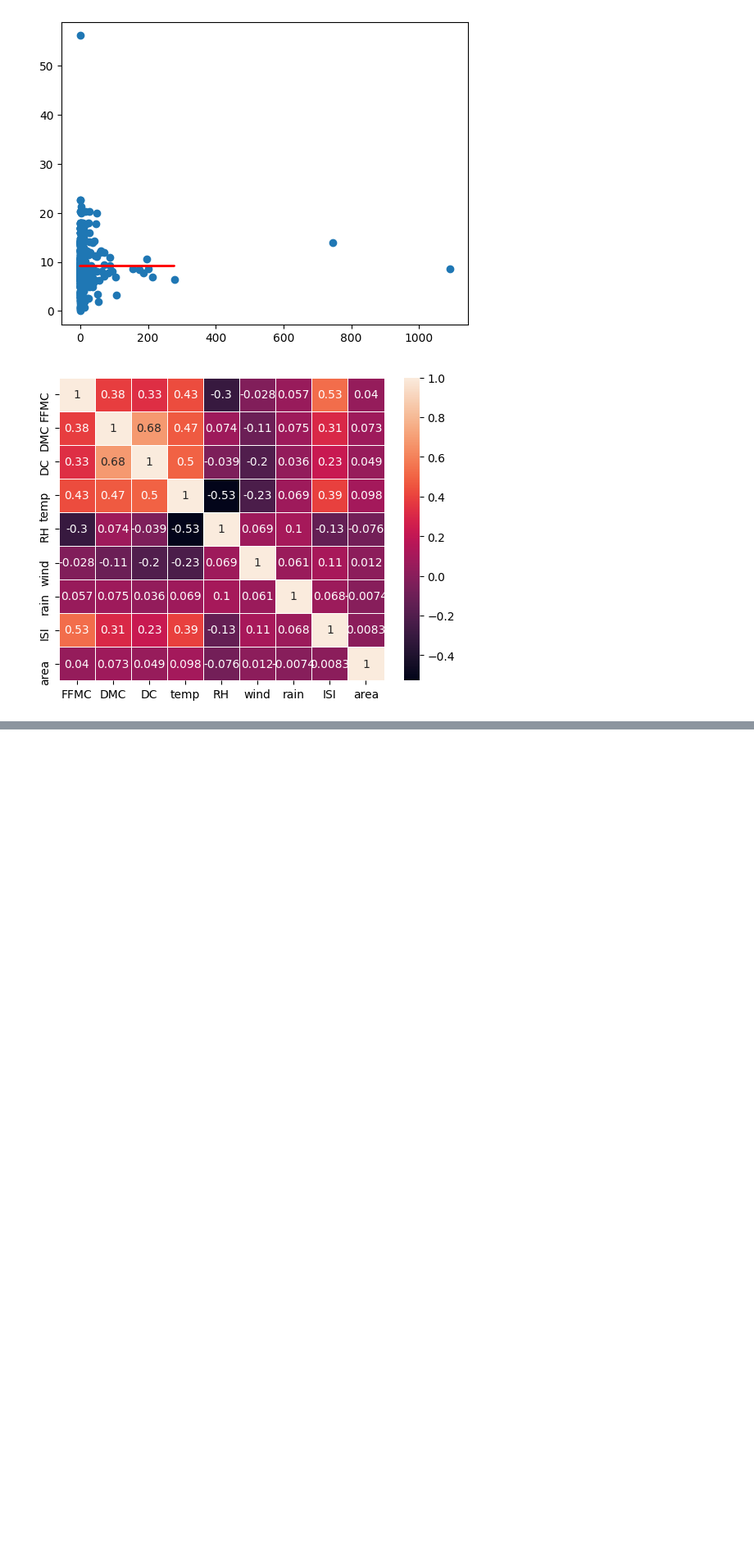
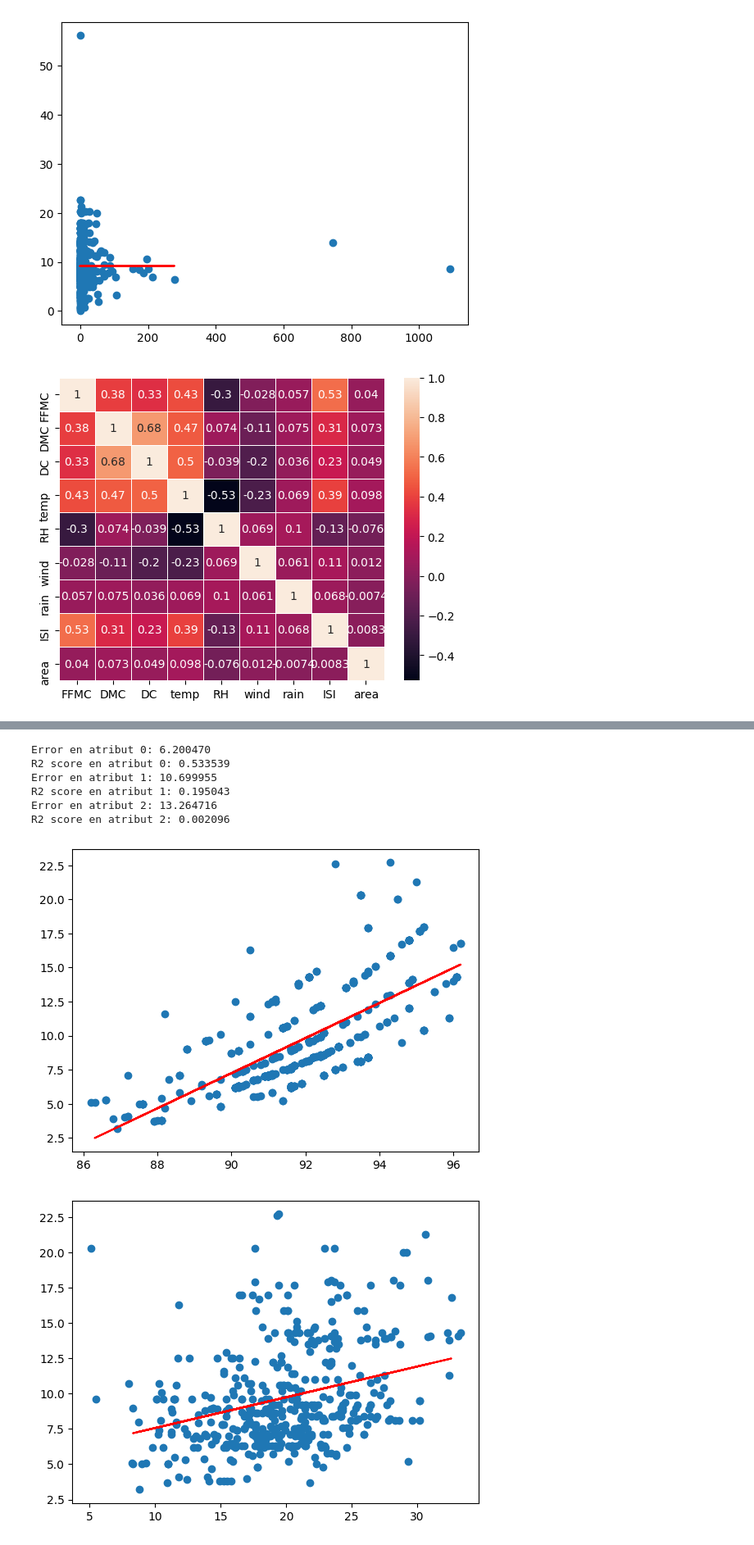
Before and after one commit to RubSimo/APC-P1, a Jupyter notebook: PRACTICA-1-APC.ipynb, the cells around one changed output, grey strips where cells are left out. Shown at 82% size. Cells and saved outputs as stored; diff of their text form; code cells hidden in the pictures; blank space fills up the shorter version.

```diff
--- a/PRACTICA-1-APC.ipynb
+++ b/PRACTICA-1-APC.ipynb
@@ -587,0 +605,35 @@ print(normal_np)
+# %%
+#filtrar resultats
+data = dataset.values
+dataFiltrat = data[ ( data[:,4] > 86) & (data[:,8] > 5) & (data[:,10] < 8) & (data[:,7] < 30)]
+x = dataFiltrat[:,[4,8,10]] #FFMC, temp, wind
+y = dataFiltrat[:,7] #ISI
+
+x_train, x_test, y_train, y_test = sklearn.model_selection.train_test_split(x,y, test_size=0.20, random_state=39) #39
+
+for i in range(x_train.shape[1]):
+    x_tr = x_train[:,i] # seleccionem atribut i en conjunt de train
+    x_te = x_test[:,i] # seleccionem atribut i en conjunt de test.
+    x_tr = np.reshape(x_tr,(x_tr.shape[0],1))
+    x_te = np.reshape(x_te,(x_te.shape[0],1))
+
+    regr = regression(x_tr, y_train)
+    predicted = regr.predict(x_te)
+    error = mse(y_test, regr.predict(x_te)) # calculem error
+    r2 = r2_score(y_test, regr.predict(x_te))
+
+    plt.figure()
+    ax = plt.scatter(x[:,i], y)
+    plt.plot(x_te, predicted, 'r')
+
+    print("Error en atribut %d: %f" %(i, error))
+    print("R2 score en atribut %d: %f" %(i, r2))
+# %% [output]
+Error en atribut 0: 6.200470
+R2 score en atribut 0: 0.533539
+Error en atribut 1: 10.699955
+R2 score en atribut 1: 0.195043
+Error en atribut 2: 13.264716
+R2 score en atribut 2: 0.002096
+[figure, added]
+[figure, added]
```
Also changed, not shown: parts of 5 cells of this notebook.
